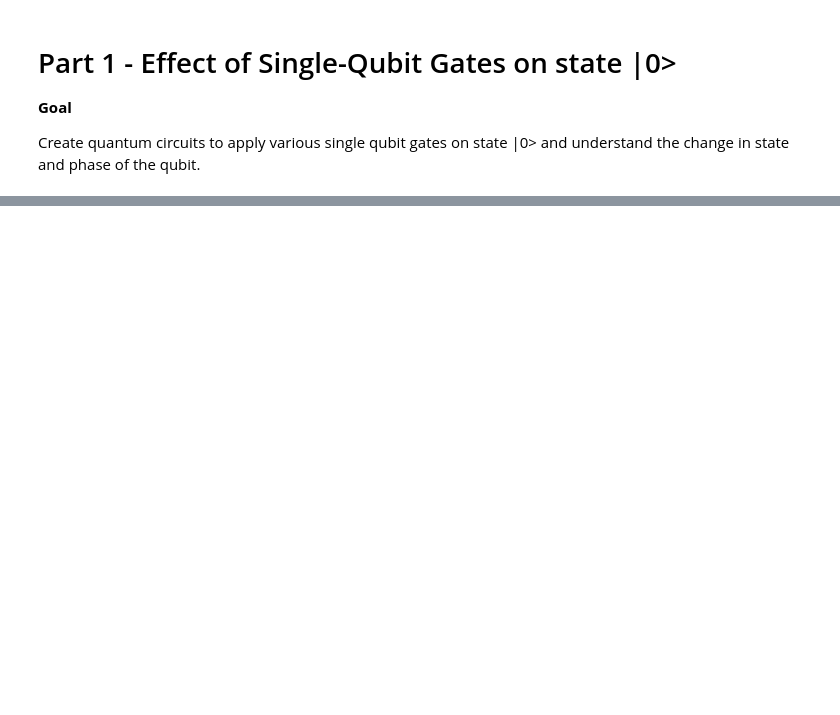
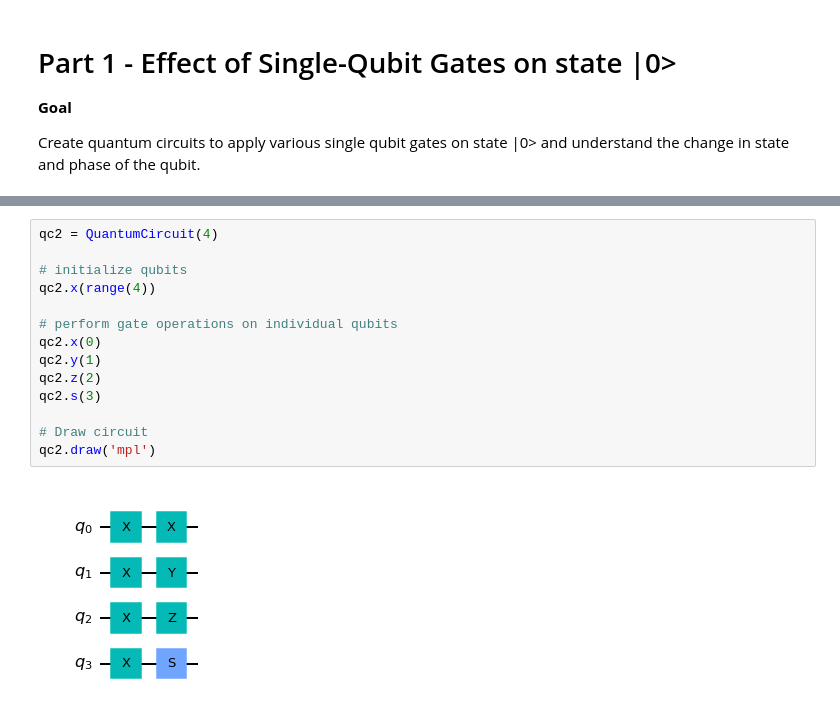
Before and after one commit to shhesterka04/q_prj, a Jupyter notebook: qiskit_lab2.ipynb, the cells around one changed output, grey strips where cells are left out. Drawn from its saved outputs; the diff is of its cells as text; blank space fills up the shorter version.

```diff
--- a/qiskit_lab2.ipynb
+++ b/qiskit_lab2.ipynb
@@ -32,0 +52,16 @@ Create quantum circuits to apply various single qubit gates on state |0> and und
+# %%
+qc2 = QuantumCircuit(4)
+
+# initialize qubits
+qc2.x(range(4))
+
+# perform gate operations on individual qubits
+qc2.x(0)
+qc2.y(1)
+qc2.z(2)
+qc2.s(3)
+
+# Draw circuit
+qc2.draw('mpl')
+# %% [output]
+[figure, added]
```
Also changed, not shown: parts of 18 cells of this notebook.
